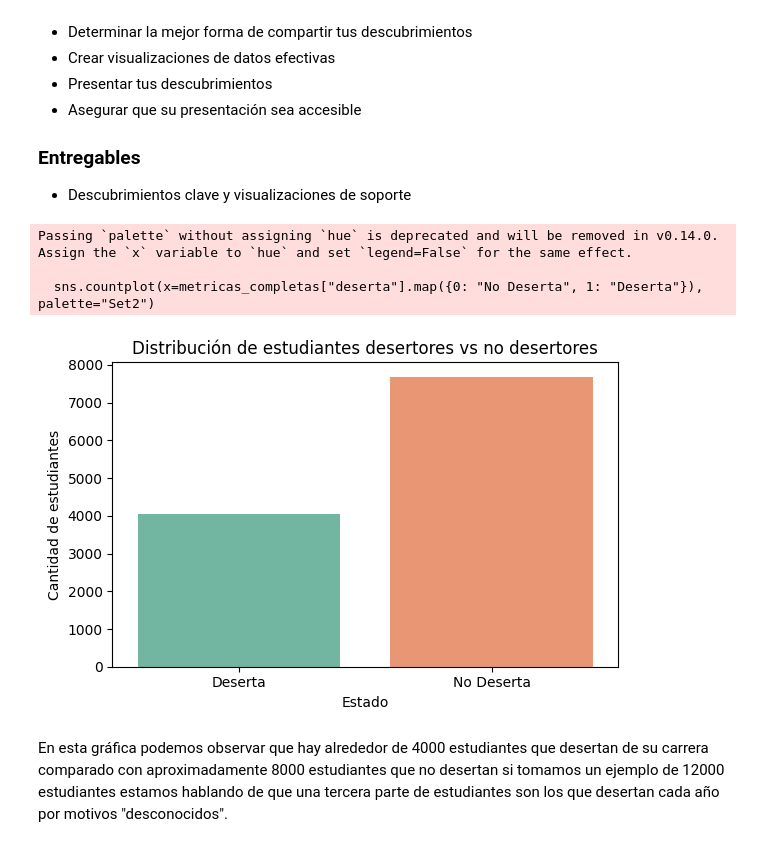
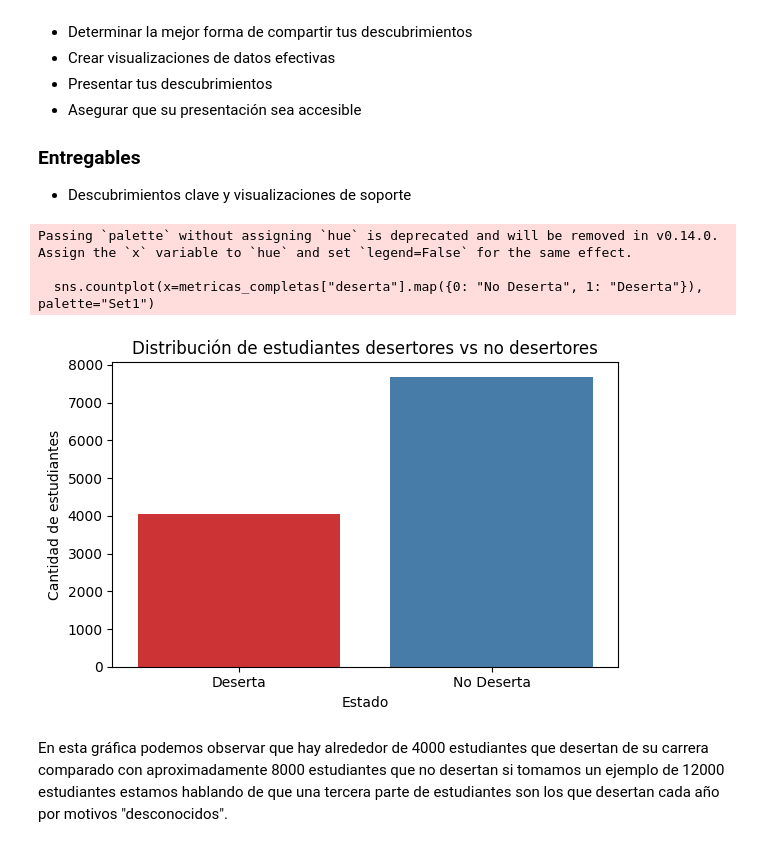
Before and after one commit to SusanItLC/PI-Naranja, a Jupyter notebook: Analisis.ipynb, the cells around one changed output. Drawn from its saved outputs; the diff is of its cells as text; code cells hidden in the pictures.

```diff
--- a/Analisis.ipynb
+++ b/Analisis.ipynb
@@ -474,19 +474,19 @@ weighted avg       0.90      0.90      0.90      2346
 # %%
 import seaborn as sns
 import matplotlib.pyplot as plt
 # Distribución de deserción
 plt.figure(figsize=(6,4))
-sns.countplot(x=metricas_completas["deserta"].map({0: "No Deserta", 1: "Deserta"}), palette="Set2")
+sns.countplot(x=metricas_completas["deserta"].map({0: "No Deserta", 1: "Deserta"}), palette="Set1")
 plt.title("Distribución de estudiantes desertores vs no desertores")
 plt.xlabel("Estado")
 plt.ylabel("Cantidad de estudiantes")
 plt.tight_layout()
 plt.show()
 # %% [output]
 Passing `palette` without assigning `hue` is deprecated and will be removed in v0.14.0. Assign the `x` variable to `hue` and set `legend=False` for the same effect.
 
-  sns.countplot(x=metricas_completas["deserta"].map({0: "No Deserta", 1: "Deserta"}), palette="Set2")
+  sns.countplot(x=metricas_completas["deserta"].map({0: "No Deserta", 1: "Deserta"}), palette="Set1")
-[figure, old version]
+[figure, new version]
 # %% [markdown]
 En esta gráfica podemos observar que hay alrededor de 4000 estudiantes que desertan de su carrera comparado con aproximadamente 8000 estudiantes que no desertan si tomamos un ejemplo de 12000 estudiantes estamos hablando de que una tercera parte de estudiantes son los que desertan cada año por motivos "desconocidos".
 # %%
```
Also changed, not shown: parts of 1 cell of this notebook.
